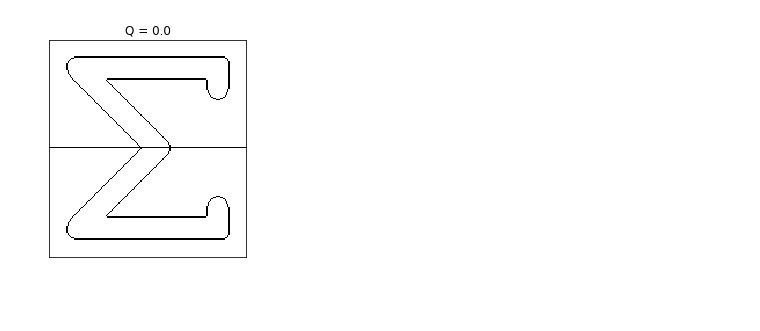
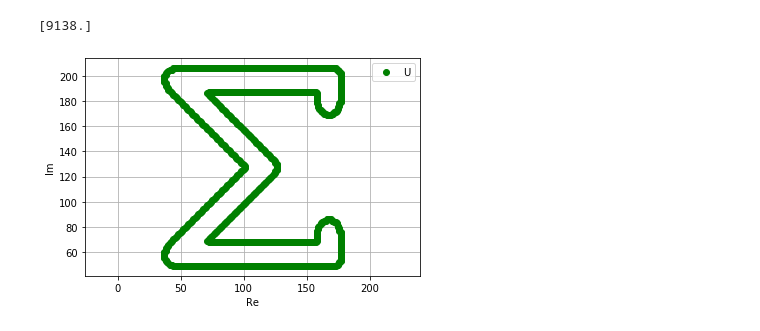
Before and after one commit to 1alexandra/mirror-symmetry, a Jupyter notebook: sym.ipynb, the cells around one changed output. Saved outputs shown, nothing was run; the diff lists cells and outputs as text; code cells hidden in the pictures; blank space fills up the shorter version.

Commit message:
scaling bug fix, get_drawing args bug fix with get_contours changing, fix_period instead of add_middles

```diff
--- a/sym.ipynb
+++ b/sym.ipynb
@@ -11,12 +12,11 @@ from matplotlib import pyplot as plt
 # %%
 path = "data/truesym_examples/sigma.bmp"
 for u in zhu_contour.get_contours(path):
-    q, (p, v) = zhu_symmetry.find_sym(u)
-    zhu_draw.imshow_bw(zhu_draw.draw_contour('cv2', u, p, v),
-                       title=f'Q = {round(q,3)}')
+    zhu_draw.draw_contour('plt', u)
     plt.show()
 # %% [output]
+[9138.]
-[figure, old version]
+[figure, new version]
 # %%
 folder = 'data/to_visapp/planes'
 zhu_draw.subploter(zhu_symmetry.get_drawing_args(folder))
```
Also changed, not shown: parts of 3 cells of this notebook, 2 other files.
